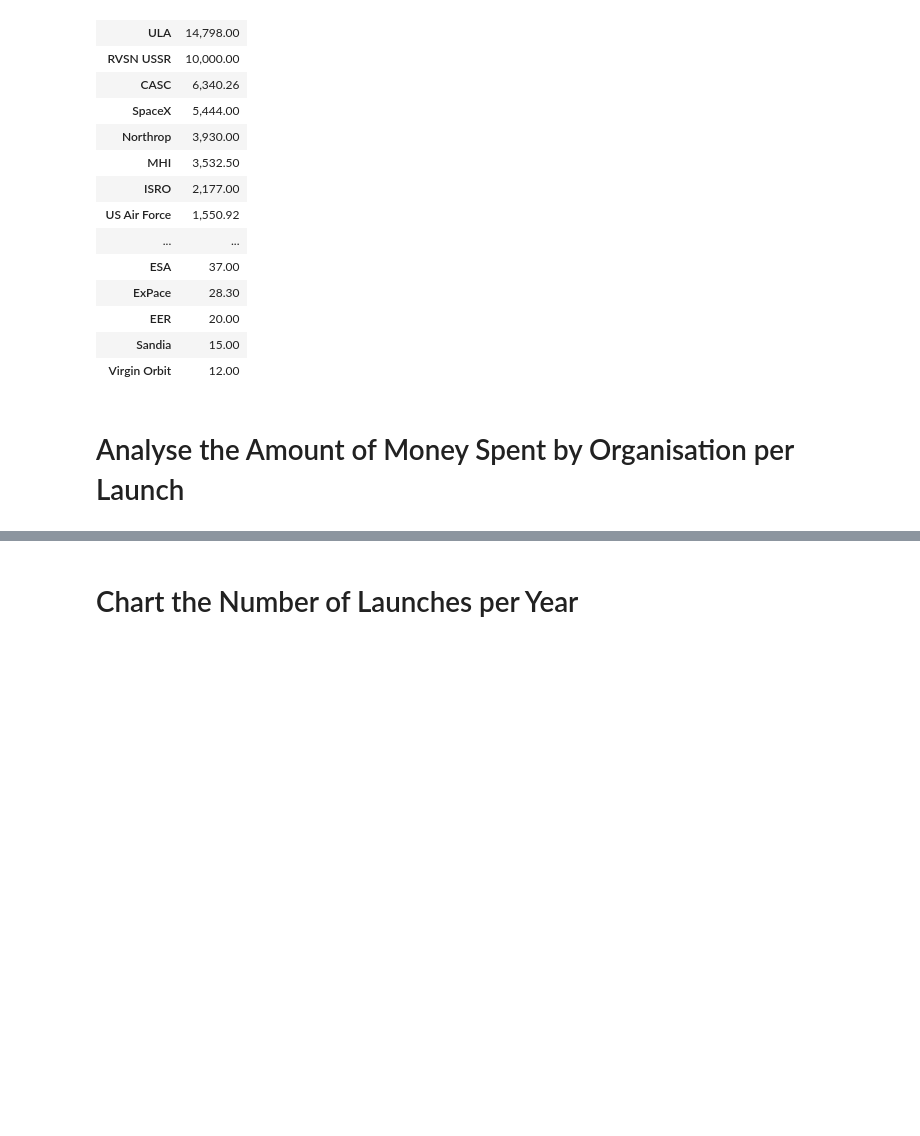
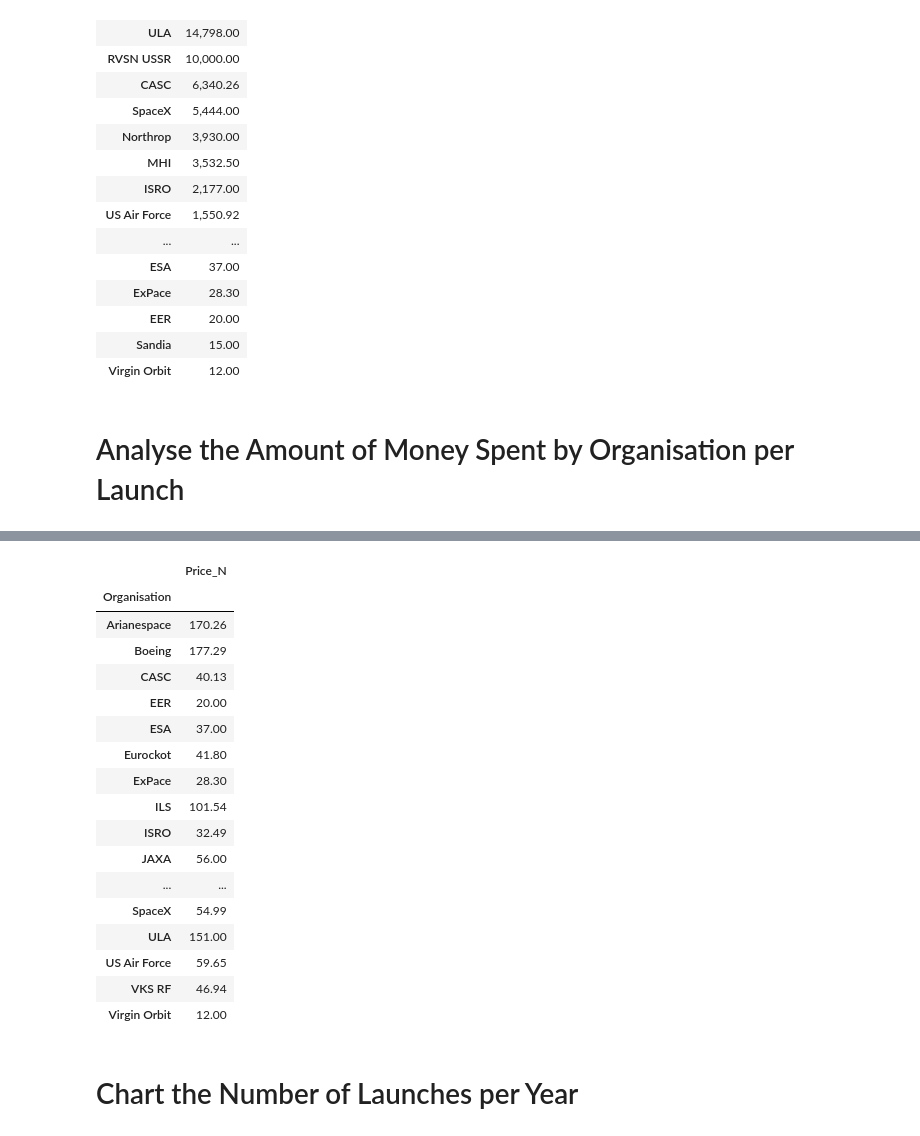
Before and after one commit to cloverwhale/day98-Analyse-Space-Race, a Jupyter notebook: Space_Missions_Analysis.ipynb, the cells around one changed output, grey strips where cells are left out. Cells and saved outputs as stored; diff of their text form; code cells hidden in the pictures; blank space fills up the shorter version.

```diff
--- a/Space_Missions_Analysis.ipynb
+++ b/Space_Missions_Analysis.ipynb
@@ -349,3 +332,24 @@ df_p.groupby(['Organisation','Price_N']).sample()
+# %%
+df_p.groupby('Organisation').aggregate({'Price_N':pd.Series.mean})
+# %% [output]
+|  | Price_N |
+| Organisation |  |
+| Arianespace | 170.26 |
+| Boeing | 177.29 |
+| CASC | 40.13 |
+| EER | 20.00 |
+| ESA | 37.00 |
+| Eurockot | 41.80 |
+| ExPace | 28.30 |
+| ILS | 101.54 |
+| ISRO | 32.49 |
+| JAXA | 56.00 |
+| ... | ... |
+| SpaceX | 54.99 |
+| ULA | 151.00 |
+| US Air Force | 59.65 |
+| VKS RF | 46.94 |
+| Virgin Orbit | 12.00 |
 # %% [markdown]
 # Chart the Number of Launches per Year
 # %%
```
Also changed, not shown: parts of 3 cells of this notebook.
